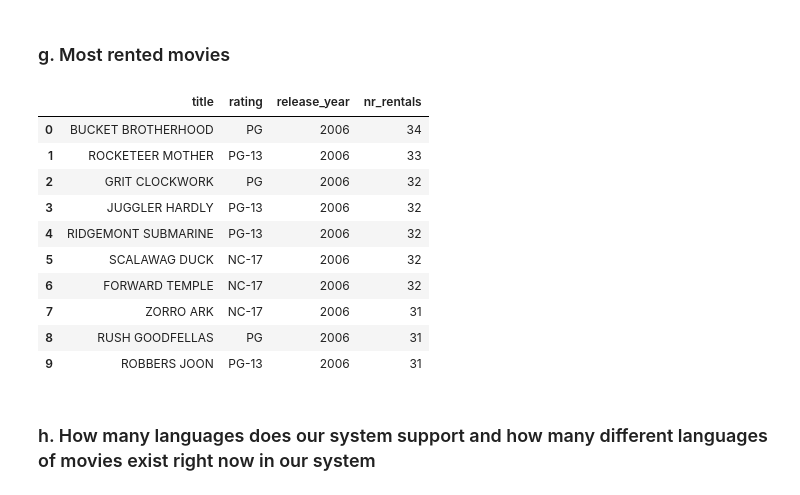
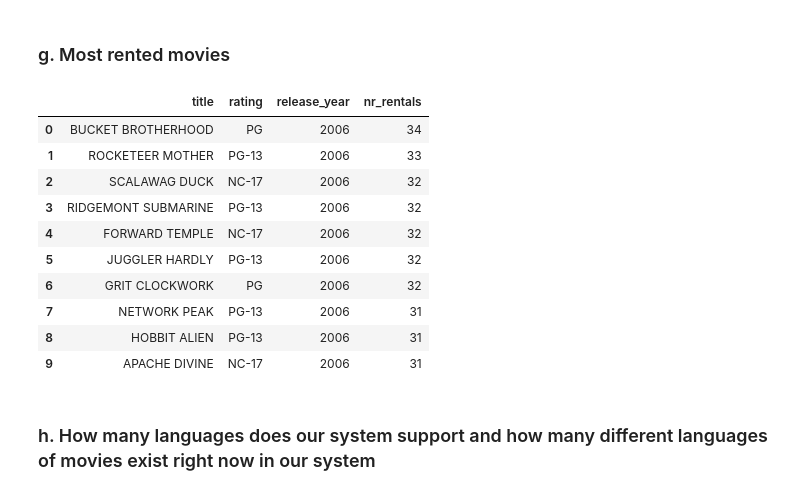
Before and after one commit to aurabyte-dev/Lab1_SQL, a Jupyter notebook: Task_1.ipynb, the cells around one changed output. Saved outputs shown, nothing was run; the diff lists cells and outputs as text; code cells hidden in the pictures.

```diff
--- a/Task_1.ipynb
+++ b/Task_1.ipynb
@@ -153,33 +152,33 @@ Name: rental_duration, dtype: float64
 # %%
 with duckdb.connect("data/sakila.duckdb") as conn:
     top_movies = conn.sql("""
         SELECT
             title,
             rating,
             release_year,
             COUNT(*) AS nr_rentals
         FROM
             staging.rental r
         JOIN staging.inventory i ON r.inventory_id = i.inventory_id
         JOIN staging.film f ON i.film_id = f.film_id
-        GROUP BY f.film_id, f.title, f.rating, f.release_year
+        GROUP BY f.title, f.rating, f.release_year
         ORDER BY nr_rentals DESC
         LIMIT 10
     """).df()
 
 top_movies
 # %% [output]
 |  | title | rating | release_year | nr_rentals |
 | 0 | BUCKET BROTHERHOOD | PG | 2006 | 34 |
 | 1 | ROCKETEER MOTHER | PG-13 | 2006 | 33 |
-| 2 | GRIT CLOCKWORK | PG | 2006 | 32 |
-| 3 | JUGGLER HARDLY | PG-13 | 2006 | 32 |
-| 4 | RIDGEMONT SUBMARINE | PG-13 | 2006 | 32 |
-| 5 | SCALAWAG DUCK | NC-17 | 2006 | 32 |
-| 6 | FORWARD TEMPLE | NC-17 | 2006 | 32 |
-| 7 | ZORRO ARK | NC-17 | 2006 | 31 |
-| 8 | RUSH GOODFELLAS | PG | 2006 | 31 |
-| 9 | ROBBERS JOON | PG-13 | 2006 | 31 |
+| 2 | SCALAWAG DUCK | NC-17 | 2006 | 32 |
+| 3 | RIDGEMONT SUBMARINE | PG-13 | 2006 | 32 |
+| 4 | FORWARD TEMPLE | NC-17 | 2006 | 32 |
+| 5 | JUGGLER HARDLY | PG-13 | 2006 | 32 |
+| 6 | GRIT CLOCKWORK | PG | 2006 | 32 |
+| 7 | NETWORK PEAK | PG-13 | 2006 | 31 |
+| 8 | HOBBIT ALIEN | PG-13 | 2006 | 31 |
+| 9 | APACHE DIVINE | NC-17 | 2006 | 31 |
 # %% [markdown]
 ### h. How many languages does our system support and how many different languages of movies exist right now in our system
 # %%
```
Also changed, not shown: parts of 9 cells of this notebook, 1 other file.
